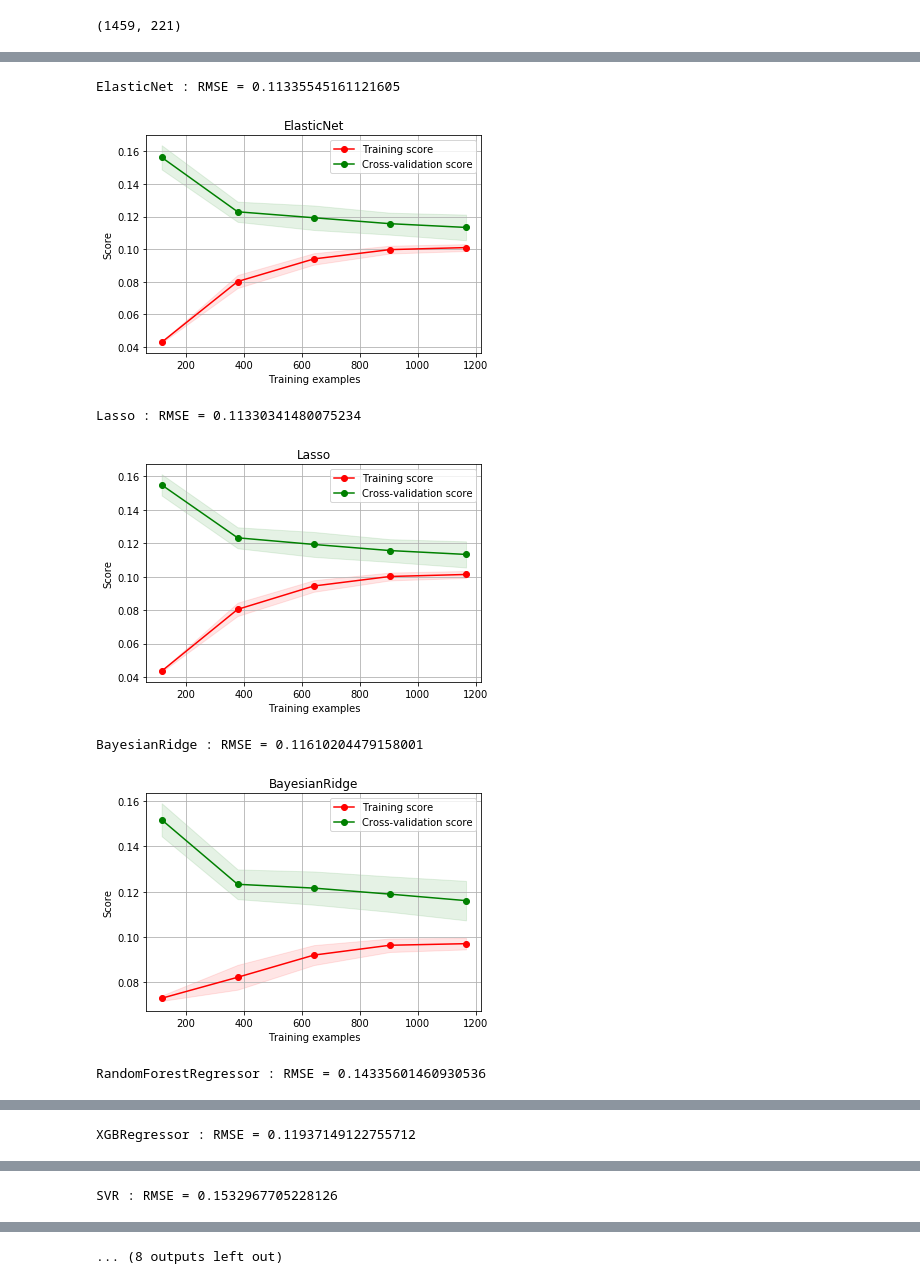
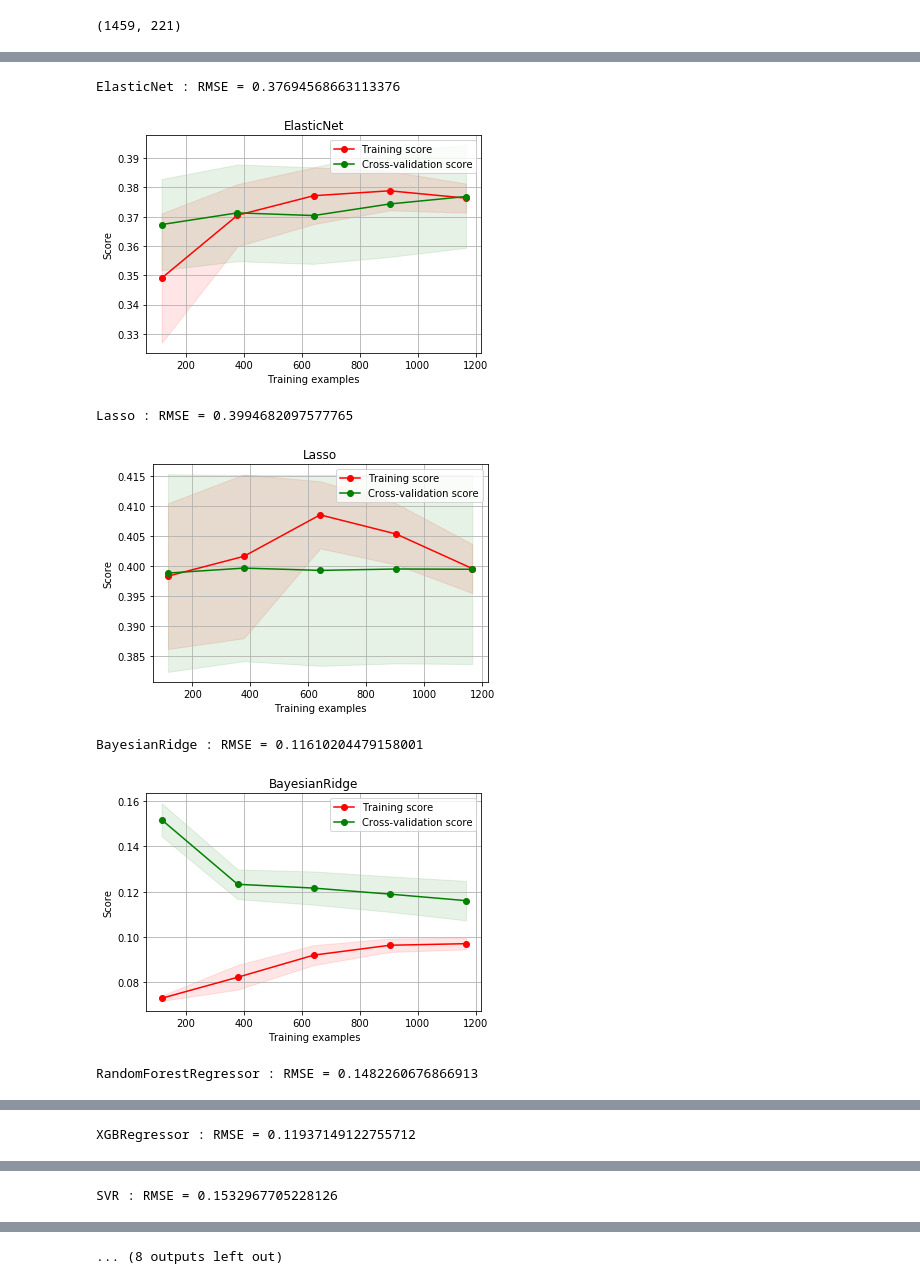
Before and after one commit to ngriffiths13/Applied_Machine_Learning_Classwork, a Jupyter notebook: Homeworks/HW2/Homework 2 - Building a Regression Model.ipynb, the cells around one changed output, grey strips where cells are left out. Saved outputs shown, nothing was run; the diff lists cells and outputs as text; code cells hidden in the pictures.

```diff
--- a/Homeworks/HW2/Homework 2 - Building a Regression Model.ipynb
+++ b/Homeworks/HW2/Homework 2 - Building a Regression Model.ipynb
@@ -222,5 +240,6 @@ data.isnull().any().sum()
 #Create new variable for total square footage
 data['TotalSF'] = data['TotalBsmtSF'] + data['1stFlrSF'] + data['2ndFlrSF']
 data['Total_Bathrooms'] = (data['FullBath'] + (0.5*data['HalfBath']) + data['BsmtFullBath'] + (0.5*data['BsmtHalfBath']))
-data['Total_porch_sf'] = (data['OpenPorchSF'] + data['3SsnPorch'] +data['EnclosedPorch'] + data['ScreenPorch'] + data['WoodDeckSF'])
+data['Total_porch_sf'] = (data['OpenPorchSF'] + data['3SsnPorch'] +data['EnclosedPorch']
+                          + data['ScreenPorch'] + data['WoodDeckSF'])
 # %% [markdown]
@@ -406,27 +429,26 @@ LightGB:
 # %%
 #Loop through models and compare results
-en = ElasticNet(alpha = .0009)
-lr = Lasso(alpha = .0005)
+en = ElasticNet()
+lr = Lasso()
 br = BayesianRidge()
 rf = RandomForestRegressor()
 xgbm = XGBRegressor()
 svr = SVR()
 lgbm = lgb.LGBMRegressor()
-knn = KNeighborsRegressor()
 krr = KernelRidge(alpha=0.6, kernel='polynomial', degree=2, coef0=2.5)
 gb = GradientBoostingRegressor()
 reg = [en, lr, br, rf, xgbm, svr, lgbm, knn, krr, gb]
 #Use cross validation with the root mean squared error to get an idea of which models will work best for this problem
 for model in reg:
     scores = get_rmse(model, x, y)
     print(model.__class__.__name__,": RMSE =", scores)
     plot_learning_curve(model, model.__class__.__name__, x, y, cv = 5)
     plt.show()
 # %% [output]
-ElasticNet : RMSE = 0.11335545161121605
+ElasticNet : RMSE = 0.37694568663113376
-[figure, old version]
+[figure, new version]
-Lasso : RMSE = 0.11330341480075234
+Lasso : RMSE = 0.3994682097577765
-[figure, old version]
+[figure, new version]
 BayesianRidge : RMSE = 0.11610204479158001
 [figure]
-RandomForestRegressor : RMSE = 0.14335601460930536
+RandomForestRegressor : RMSE = 0.1482260676866913
```
Also changed, not shown: parts of 63 cells of this notebook.
